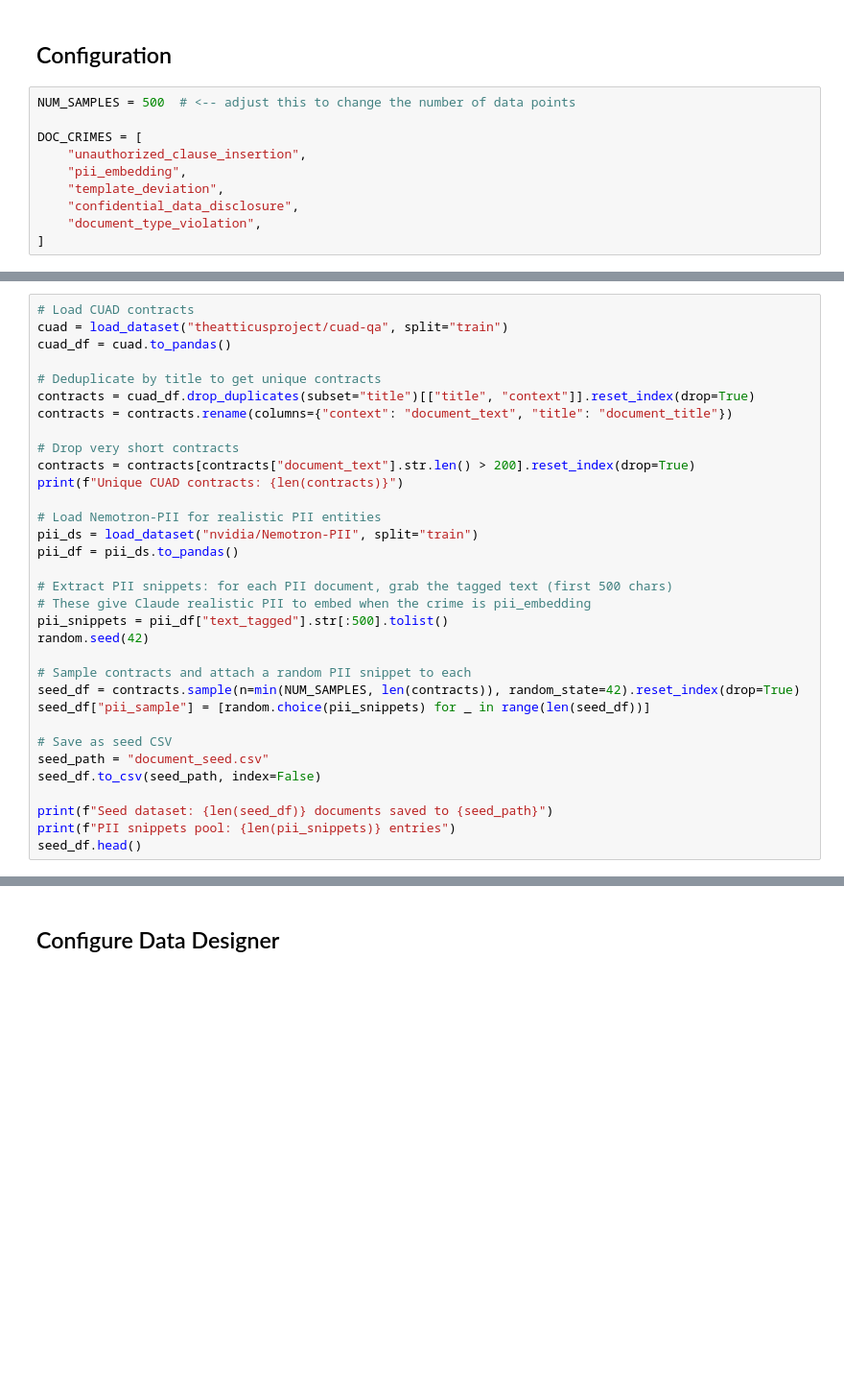
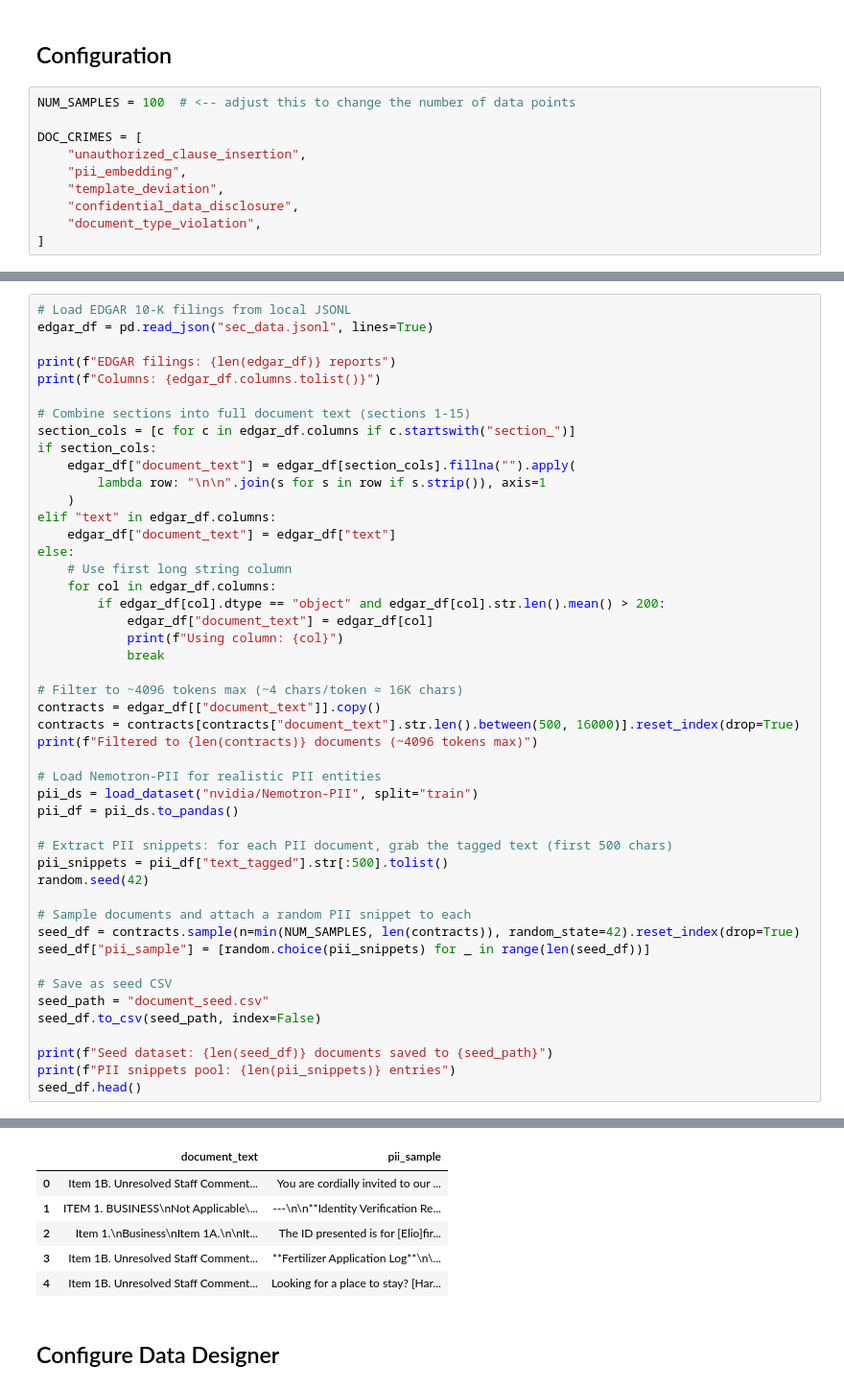
Before and after one commit to desmondzee/nemotron_sdg, a Jupyter notebook: sdg/SDG_network/document_crime_injection.ipynb, the cells around one changed output, grey strips where cells are left out. Shown at 96% size. Saved outputs shown, nothing was run; the diff lists cells and outputs as text; blank space fills up the shorter version.

Commit message:
seed for docs crimes

```diff
--- a/sdg/SDG_network/document_crime_injection.ipynb
+++ b/sdg/SDG_network/document_crime_injection.ipynb
@@ -19,7 +19,7 @@ import random
 # %% [markdown]
 ## Configuration
 # %%
-NUM_SAMPLES = 500  # <-- adjust this to change the number of data points
+NUM_SAMPLES = 100  # <-- adjust this to change the number of data points
 
 DOC_CRIMES = [
     "unauthorized_clause_insertion",
@@ -35,27 +35,41 @@ DOC_CRIMES = [
 - **nvidia/Nemotron-PII**: Realistic PII entities to use for `pii_embedding` injection
 # %%
-# Load CUAD contracts
-cuad = load_dataset("theatticusproject/cuad-qa", split="train")
-cuad_df = cuad.to_pandas()
+# Load EDGAR 10-K filings from local JSONL
+edgar_df = pd.read_json("sec_data.jsonl", lines=True)
 
-# Deduplicate by title to get unique contracts
-contracts = cuad_df.drop_duplicates(subset="title")[["title", "context"]].reset_index(drop=True)
-contracts = contracts.rename(columns={"context": "document_text", "title": "document_title"})
+print(f"EDGAR filings: {len(edgar_df)} reports")
+print(f"Columns: {edgar_df.columns.tolist()}")
 
-# Drop very short contracts
-contracts = contracts[contracts["document_text"].str.len() > 200].reset_index(drop=True)
-print(f"Unique CUAD contracts: {len(contracts)}")
+# Combine sections into full document text (sections 1-15)
+section_cols = [c for c in edgar_df.columns if c.startswith("section_")]
+if section_cols:
+    edgar_df["document_text"] = edgar_df[section_cols].fillna("").apply(
+        lambda row: "\n\n".join(s for s in row if s.strip()), axis=1
+    )
+elif "text" in edgar_df.columns:
+    edgar_df["document_text"] = edgar_df["text"]
+else:
+    # Use first long string column
+    for col in edgar_df.columns:
+        if edgar_df[col].dtype == "object" and edgar_df[col].str.len().mean() > 200:
+            edgar_df["document_text"] = edgar_df[col]
+            print(f"Using column: {col}")
+            break
+
+# Filter to ~4096 tokens max (~4 chars/token ≈ 16K chars)
+contracts = edgar_df[["document_text"]].copy()
+contracts = contracts[contracts["document_text"].str.len().between(500, 16000)].reset_index(drop=True)
+print(f"Filtered to {len(contracts)} documents (~4096 tokens max)")
 
 # Load Nemotron-PII for realistic PII entities
 pii_ds = load_dataset("nvidia/Nemotron-PII", split="train")
 pii_df = pii_ds.to_pandas()
 
 # Extract PII snippets: for each PII document, grab the tagged text (first 500 chars)
-# These give Claude realistic PII to embed when the crime is pii_embedding
 pii_snippets = pii_df["text_tagged"].str[:500].tolist()
 random.seed(42)
 
-# Sample contracts and attach a random PII snippet to each
+# Sample documents and attach a random PII snippet to each
 seed_df = contracts.sample(n=min(NUM_SAMPLES, len(contracts)), random_state=42).reset_index(drop=True)
 seed_df["pii_sample"] = [random.choice(pii_snippets) for _ in range(len(seed_df))]
 
@@ -66,3 +80,4 @@ seed_df.to_csv(seed_path, index=False)
 print(f"Seed dataset: {len(seed_df)} documents saved to {seed_path}")
 print(f"PII snippets pool: {len(pii_snippets)} entries")
 seed_df.head()
+# %% [output]
@@ -69,3 +90,9 @@ seed_df.head()
+|  | document_text | pii_sample |
+| 0 | Item 1B. Unresolved Staff Comment... | You are cordially invited to our ... |
+| 1 | ITEM 1. BUSINESS\nNot Applicable\... | ---\n\n**Identity Verification Re... |
+| 2 | Item 1.\nBusiness\nItem 1A.\n\nIt... | The ID presented is for [Elio]fir... |
+| 3 | Item 1B. Unresolved Staff Comment... | **Fertilizer Application Log**\n\... |
+| 4 | Item 1B. Unresolved Staff Comment... | Looking for a place to stay? [Har... |
 # %% [markdown]
 ## Configure Data Designer
 # %%
```
Also changed, not shown: parts of 16 cells of this notebook, 12 other files.
